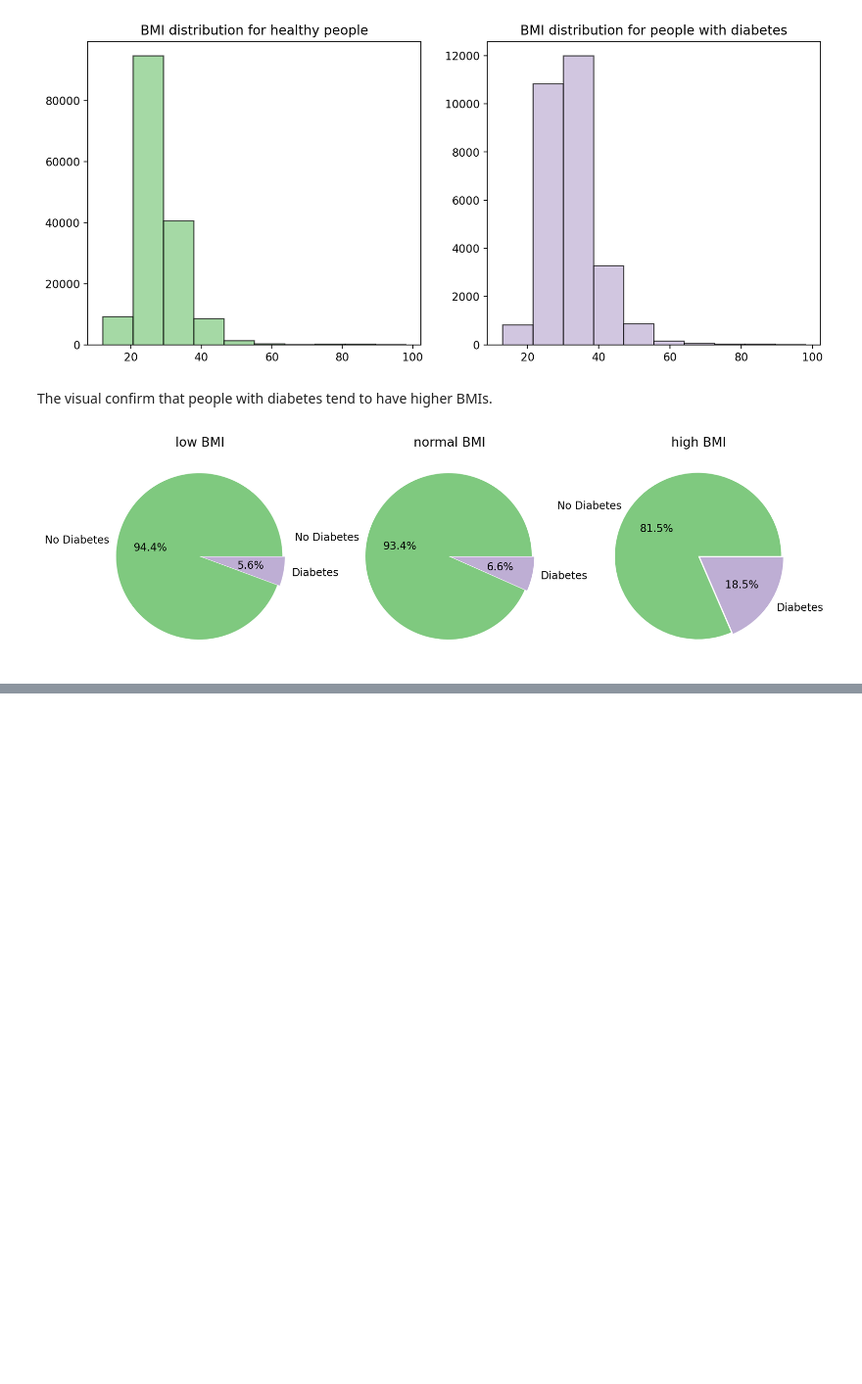
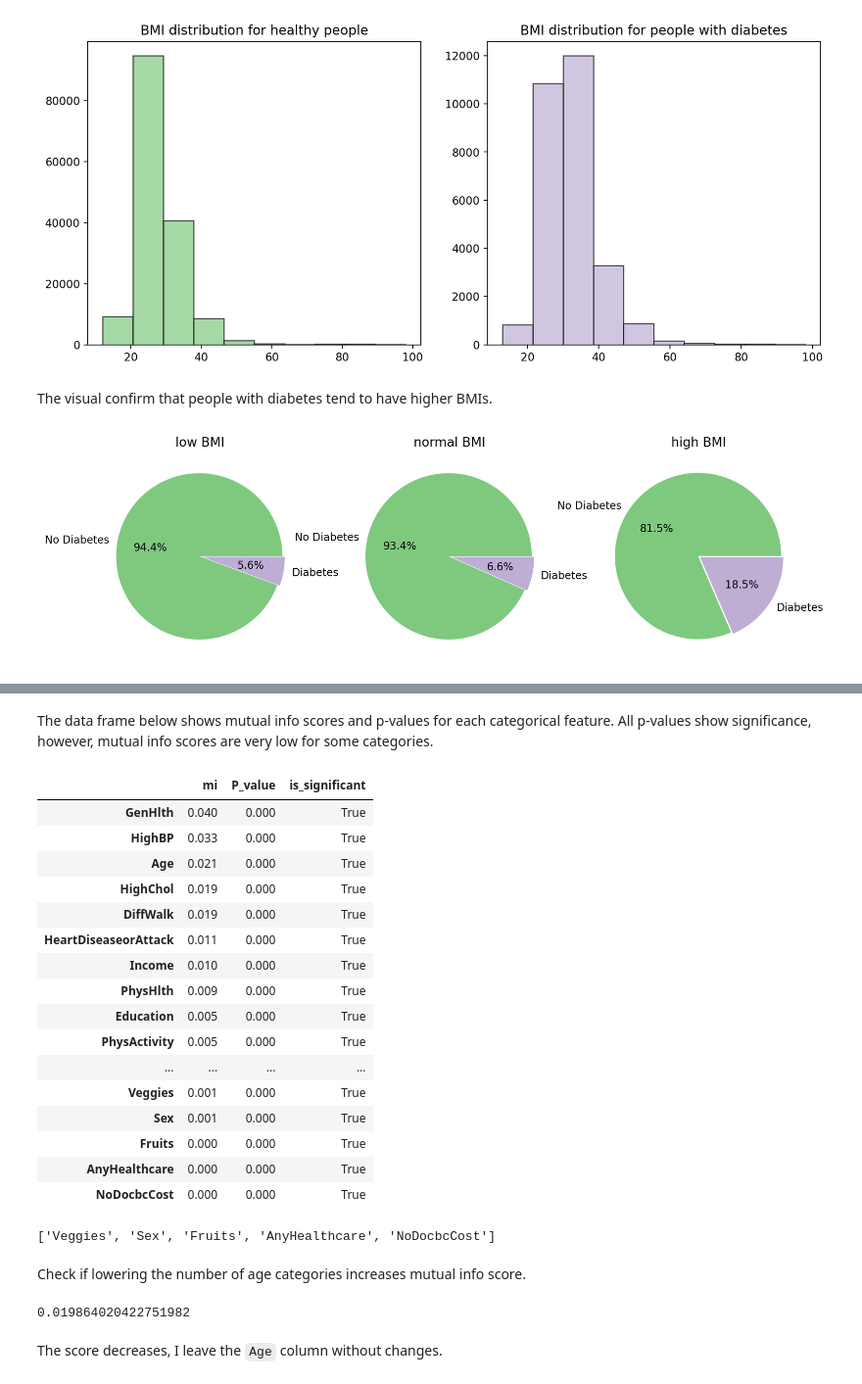
Before and after one commit to nadia-paz/cdc_diabetes, a Jupyter notebook: notebook.ipynb, the cells around one changed output, grey strips where cells are left out. Shown: that part at 98% size. Cells and saved outputs as stored; diff of their text form; code cells hidden in the pictures; blank space fills up the shorter version.

```diff
--- a/notebook.ipynb
+++ b/notebook.ipynb
@@ -170,0 +215,42 @@ ex.bmi_piechart(under, normal, over)
+# %% [markdown]
+The data frame below shows mutual info scores and p-values for each categorical feature. All p-values show significance, however, mutual info scores are very low for some categories.
+# %%
+# show stat tests results
+stat_values = ex.stat_categorical(df_explore, 'Diabetes')
+stat_values
+# %% [output]
+|  | mi | P_value | is_significant |
+| GenHlth | 0.040 | 0.000 | True |
+| HighBP | 0.033 | 0.000 | True |
+| Age | 0.021 | 0.000 | True |
+| HighChol | 0.019 | 0.000 | True |
+| DiffWalk | 0.019 | 0.000 | True |
+| HeartDiseaseorAttack | 0.011 | 0.000 | True |
+| Income | 0.010 | 0.000 | True |
+| PhysHlth | 0.009 | 0.000 | True |
+| Education | 0.005 | 0.000 | True |
+| PhysActivity | 0.005 | 0.000 | True |
+| ... | ... | ... | ... |
+| Veggies | 0.001 | 0.000 | True |
+| Sex | 0.001 | 0.000 | True |
+| Fruits | 0.000 | 0.000 | True |
+| AnyHealthcare | 0.000 | 0.000 | True |
+| NoDocbcCost | 0.000 | 0.000 | True |
+# %%
+# 5 columns with the smalles mi score will be dropped
+stat_values[-5:].index.to_list()
+# %% [output]
+['Veggies', 'Sex', 'Fruits', 'AnyHealthcare', 'NoDocbcCost']
+# %% [markdown]
+Check if lowering the number of age categories increases mutual info score.
+# %%
+# change categories back to numerical
+df_explore.Age = df_explore.Age.cat.rename_categories([1, 2, 3, 4, 5, 6, 7, 8, 9, 10, 11, 12, 13])
+# bin the categories
+df_explore.Age = pd.cut(df_explore.Age, bins=5, labels = [1, 2, 3, 4, 5])
+# check the score
+ex.stat_categorical(df_explore, 'Diabetes').loc['Age', 'mi']
+# %% [output]
+0.019864020422751982
+# %% [markdown]
+The score decreases, I leave the `Age` column without changes.
```
Also changed, not shown: parts of 19 cells of this notebook.
